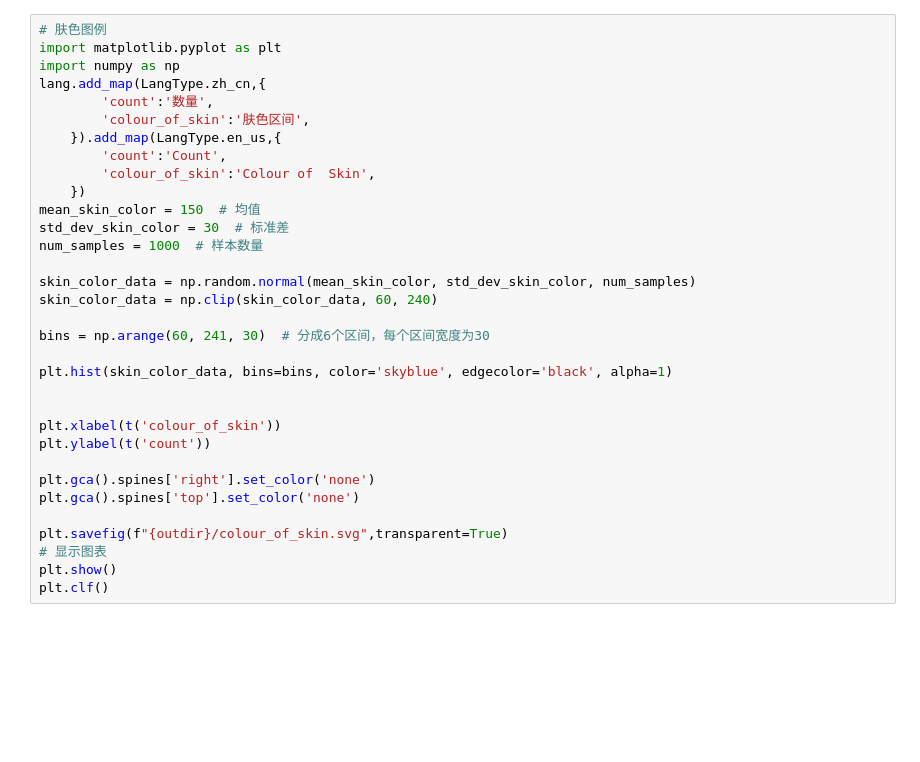
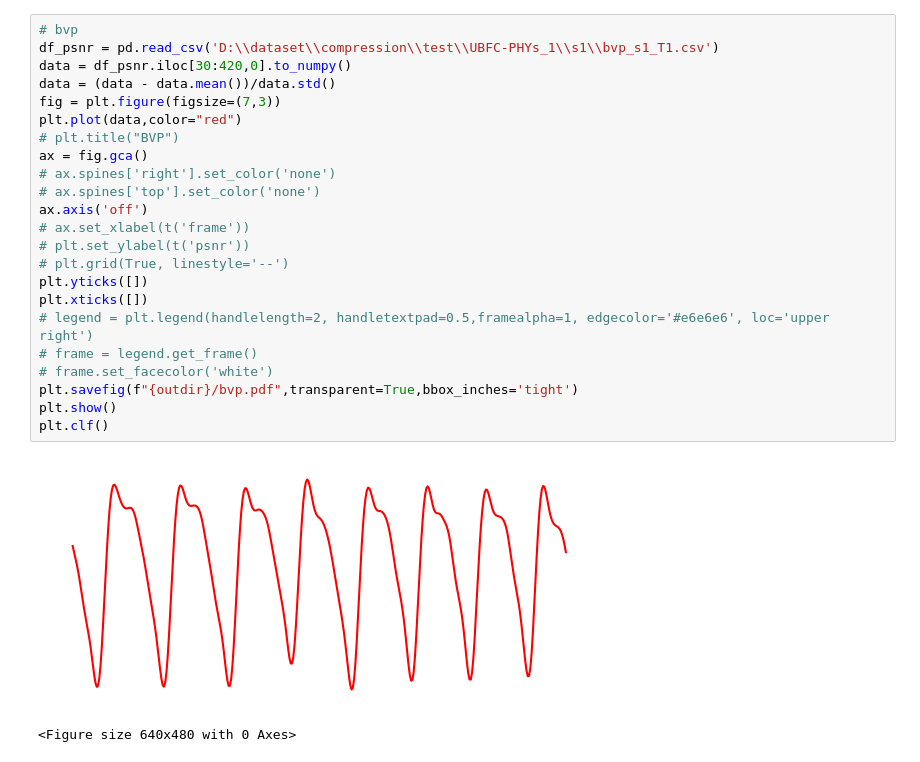
Before and after one commit to gnaloaixey/rppg_video_compression, a Jupyter notebook: draw_figure.ipynb, the cells around one changed output. Cells and saved outputs as stored; diff of their text form; blank space fills up the shorter version.

```diff
--- a/draw_figure.ipynb
+++ b/draw_figure.ipynb
@@ -57,33 +71,26 @@ plt.clf()
-# %%
-# 肤色图例
-import matplotlib.pyplot as plt
-import numpy as np
-lang.add_map(LangType.zh_cn,{
-        'count':'数量',
-        'colour_of_skin':'肤色区间',
-    }).add_map(LangType.en_us,{
-        'count':'Count',
-        'colour_of_skin':'Colour of  Skin',
-    })
-mean_skin_color = 150  # 均值
-std_dev_skin_color = 30  # 标准差
-num_samples = 1000  # 样本数量
-
-skin_color_data = np.random.normal(mean_skin_color, std_dev_skin_color, num_samples)
-skin_color_data = np.clip(skin_color_data, 60, 240)
-
-bins = np.arange(60, 241, 30)  # 分成6个区间，每个区间宽度为30
-
-plt.hist(skin_color_data, bins=bins, color='skyblue', edgecolor='black', alpha=1)
-
-
-plt.xlabel(t('colour_of_skin'))
-plt.ylabel(t('count'))
-
-plt.gca().spines['right'].set_color('none')
-plt.gca().spines['top'].set_color('none')
-
-plt.savefig(f"{outdir}/colour_of_skin.svg",transparent=True)
-# 显示图表
-plt.show()
-plt.clf()
+# %%
+# bvp
+df_psnr = pd.read_csv('D:\\dataset\\compression\\test\\UBFC-PHYs_1\\s1\\bvp_s1_T1.csv')
+data = df_psnr.iloc[30:420,0].to_numpy()
+data = (data - data.mean())/data.std()
+fig = plt.figure(figsize=(7,3))
+plt.plot(data,color="red")
+# plt.title("BVP")
+ax = fig.gca()
+# ax.spines['right'].set_color('none')
+# ax.spines['top'].set_color('none')
+ax.axis('off')
+# ax.set_xlabel(t('frame'))
+# plt.set_ylabel(t('psnr'))
+# plt.grid(True, linestyle='--')
+plt.yticks([])
+plt.xticks([])
+# legend = plt.legend(handlelength=2, handletextpad=0.5,framealpha=1, edgecolor='#e6e6e6', loc='upper right')
+# frame = legend.get_frame()
+# frame.set_facecolor('white')
+plt.savefig(f"{outdir}/bvp.pdf",transparent=True,bbox_inches='tight')
+plt.show()
+plt.clf()
+# %% [output]
+[figure, added]
+<Figure size 640x480 with 0 Axes>
```
Also changed, not shown: parts of 14 cells of this notebook, 20 other files.
